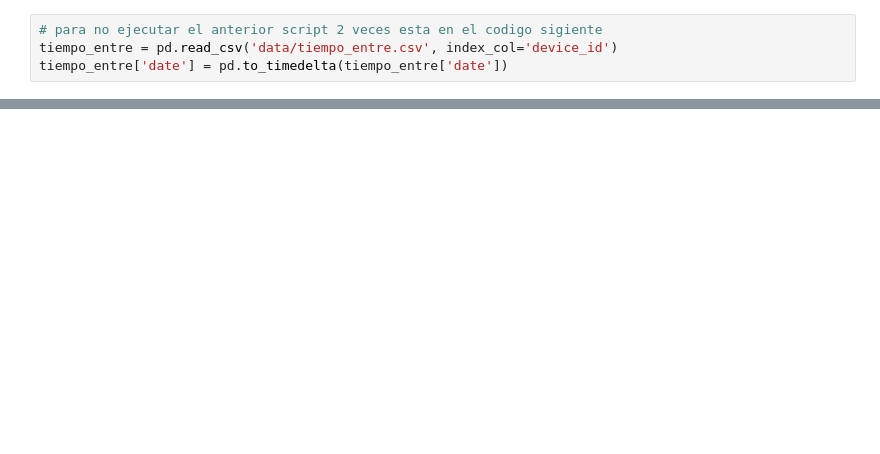
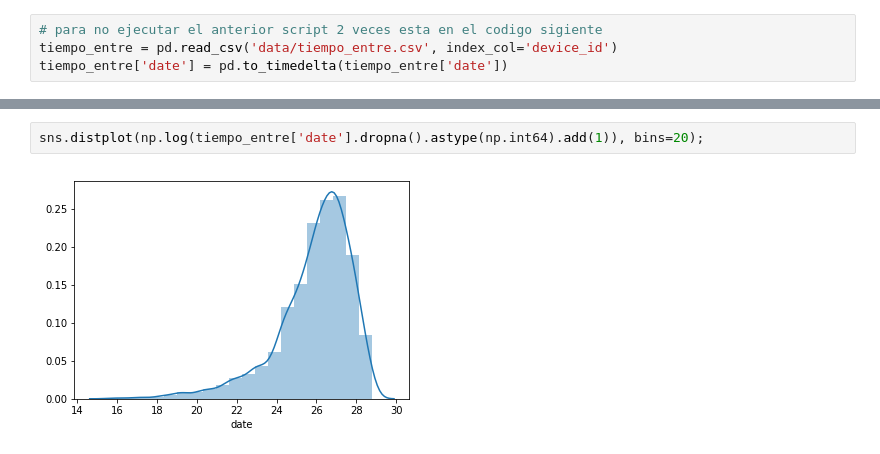
Before and after one commit to bebetosaba/7506-datos-1C2019, a Jupyter notebook: TP1/analisis.ipynb, the cells around one changed output, grey strips where cells are left out. Drawn from its saved outputs; the diff is of its cells as text; blank space fills up the shorter version.

```diff
--- a/TP1/analisis.ipynb
+++ b/TP1/analisis.ipynb
@@ -618,0 +575,4 @@ Name: date, dtype: timedelta64[ns]
+# %%
+sns.distplot(np.log(tiempo_entre['date'].dropna().astype(np.int64).add(1)), bins=20);
+# %% [output]
+[figure, added]
```
Also changed, not shown: parts of 30 cells of this notebook, 1 other file.
